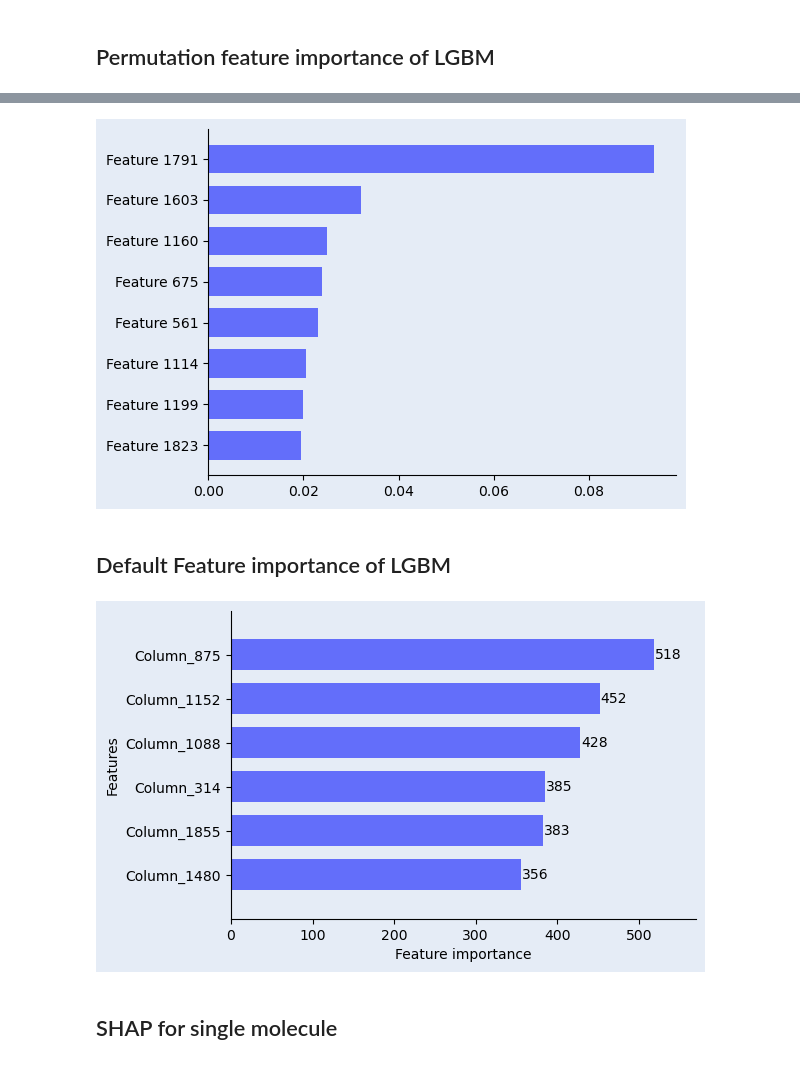
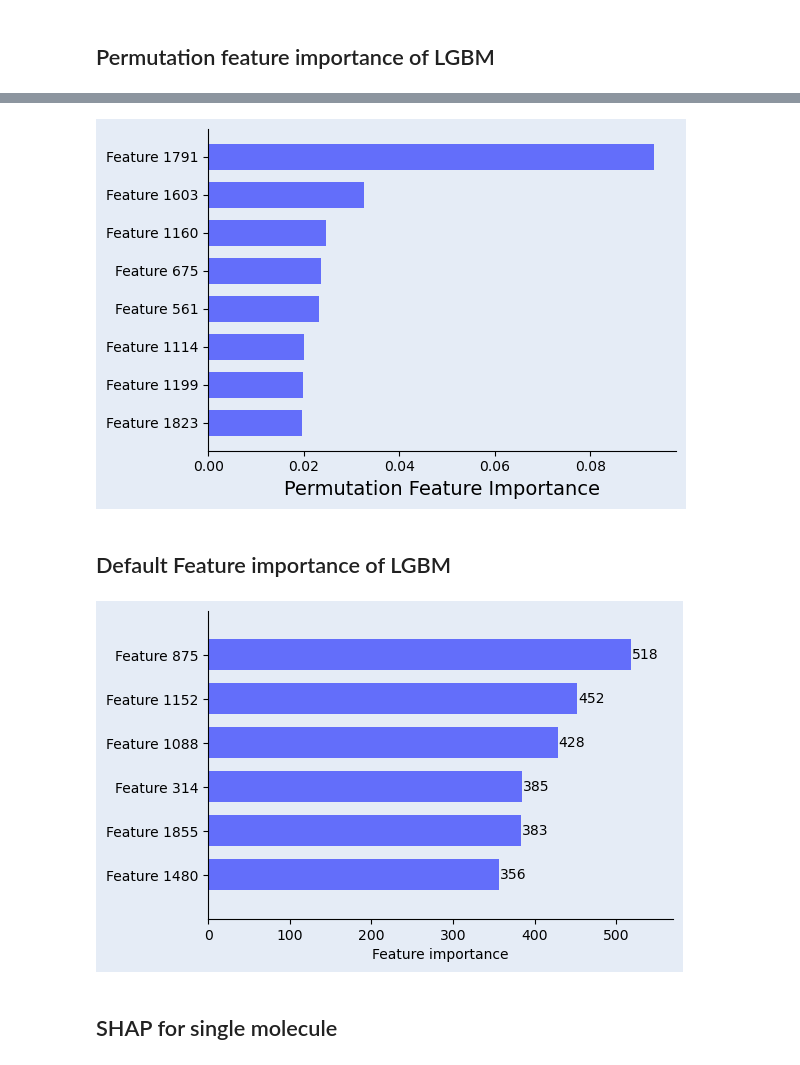
Before and after one commit to cwrukaizhang/ML-for-Molecular-Properties-Practical-Guide, a Jupyter notebook: 4. model_interpretation.ipynb, the cells around one changed output, grey strips where cells are left out. Cells and saved outputs as stored; diff of their text form; code cells hidden in the pictures.

```diff
--- a/model_interpretation_new.ipynb
+++ b/4. model_interpretation.ipynb
@@ -1,9 +1,10 @@
 # %%
+import joblib
+import numpy as np
 import pandas as  pd
 from rdkit import Chem
 from rdkit.Chem import AllChem
-import numpy as np
-import pandas as pd
+
 
 def generate_fingerprint(smiles, radius=2, nBits=2048):
     mol = Chem.MolFromSmiles(smiles)
@@ -11,6 +12,6 @@ def generate_fingerprint(smiles, radius=2, nBits=2048):
         morgan_gen = AllChem.GetMorganGenerator(radius=radius, fpSize=nBits)
         return list(morgan_gen.GetFingerprint(mol))
     return [0] * nBits
-dataset = pd.read_csv("dataset/SMRT_dataset_with_dates.csv").sort_values(by='date').reset_index(drop=True)
+dataset = pd.read_csv("dataset/SMRT_dataset.csv").sort_values(by='date').reset_index(drop=True)
 dataset['fingerprint'] = dataset['SMILES'].apply(lambda x: generate_fingerprint(x))
 # %%
@@ -105,7 +110,7 @@ perm_importance = permutation_importance(
     lgbm_model,
     X_ftest,
     y_ftest,
-    n_repeats=10,
+    n_repeats=5,
     random_state=42,
     n_jobs=-1
 )
@@ -137,35 +155,36 @@ def plot_permutation_importance(features, importance_values, max_features=6):
     # Set labels
     ax.set_yticks(y_pos)
 
     # Format as "Feature X"
     y_labels = []
     for i, feat in enumerate(top_features):
         digits = ''.join(filter(str.isdigit, str(feat)))
         y_labels.append(f"Feature {digits}" if digits else f"Feature {i+1}")
 
     # INVERT the y-axis to get highest at top
     ax.invert_yaxis()
     ax.set_yticklabels(y_labels)
-    #ax.set_yticklabels(y_labels)
 
     # Style
     bg_color = (229/255, 236/255, 246/255, 1)
     fig.patch.set_facecolor(bg_color)
     ax.set_facecolor(bg_color)
     ax.spines['top'].set_visible(False)
     ax.spines['right'].set_visible(False)
+    ax.set_xlabel("Permutation Feature Importance", fontsize=14)
 
     plt.tight_layout()
     return fig, ax
 
 # Usage
 fig, ax = plot_permutation_importance(
     features=perm_importance_df['feature'].tolist(),
     importance_values=perm_importance_df['importance_mean'].tolist(),
     max_features=8
 )
+plt.savefig("images/Figure-4.3-permutation-importance-lgbm.svg", format='svg', bbox_inches='tight')
 # %% [output]
-[figure, old version]
+[figure, new version]
 # %% [markdown]
 ## Default Feature importance of LGBM
 # %%
@@ -197,10 +216,11 @@ for label in current_labels:
     else:
         new_labels.append(label)
 ax.set_yticklabels(new_labels)
-
+ax.set_ylabel("")
+plt.savefig("images/Figure-4.4-lgbm-feature-importance-rf.svg", format='svg', bbox_inches='tight')
 plt.show()
 # %% [output]
-[figure, old version]
+[figure, new version]
 # %% [markdown]
 ## SHAP for single molecule
 # %%
```
Also changed, not shown: parts of 16 cells of this notebook.
